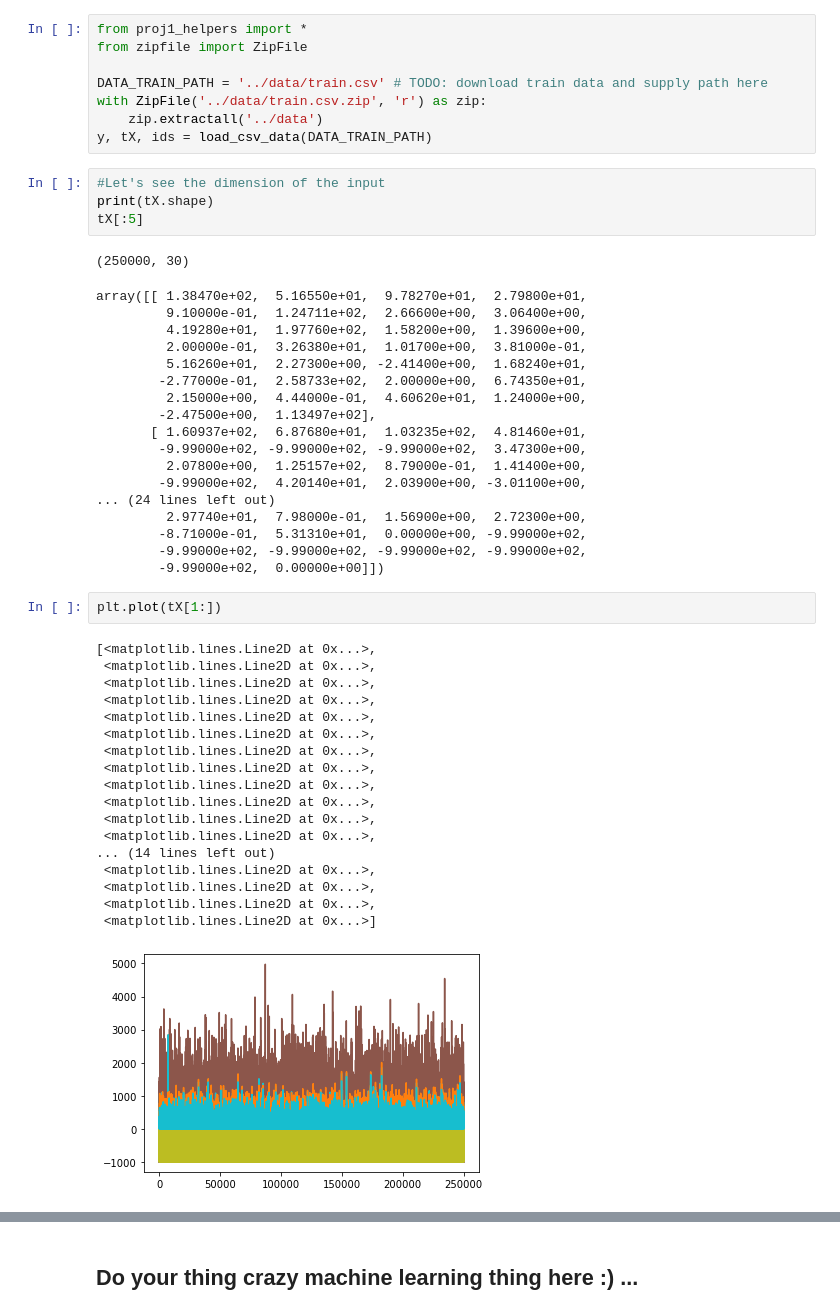
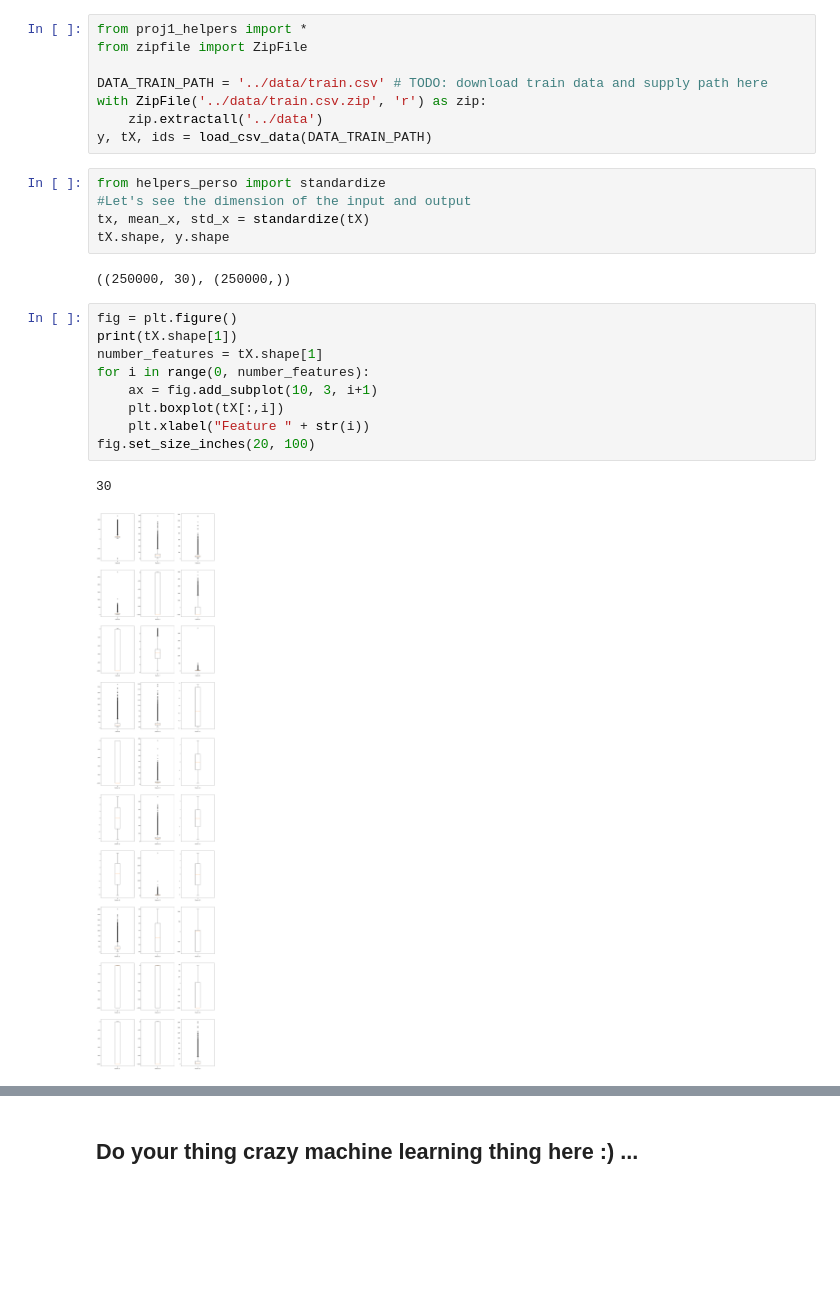
Before and after one commit to CS-433/ml-project-1-mgo, a Jupyter notebook: project1/scripts/project1.ipynb, the cells around one changed output, grey strips where cells are left out. Saved outputs shown, nothing was run; the diff lists cells and outputs as text; blank space fills up the shorter version.

Commit message:
All the graphs of distribution

```diff
--- a/project1/scripts/project1.ipynb
+++ b/project1/scripts/project1.ipynb
@@ -17,46 +17,21 @@ with ZipFile('../data/train.csv.zip', 'r') as zip:
     zip.extractall('../data')
 y, tX, ids = load_csv_data(DATA_TRAIN_PATH)
 # %%
-#Let's see the dimension of the input
-print(tX.shape)
-tX[:5]
+from helpers_perso import standardize
+#Let's see the dimension of the input and output
+tx, mean_x, std_x = standardize(tX)
+tX.shape, y.shape
 # %% [output]
-(250000, 30)
+((250000, 30), (250000,))
-array([[ 1.38470e+02,  5.16550e+01,  9.78270e+01,  2.79800e+01,
-         9.10000e-01,  1.24711e+02,  2.66600e+00,  3.06400e+00,
-         4.19280e+01,  1.97760e+02,  1.58200e+00,  1.39600e+00,
-         2.00000e-01,  3.26380e+01,  1.01700e+00,  3.81000e-01,
-         5.16260e+01,  2.27300e+00, -2.41400e+00,  1.68240e+01,
-        -2.77000e-01,  2.58733e+02,  2.00000e+00,  6.74350e+01,
-         2.15000e+00,  4.44000e-01,  4.60620e+01,  1.24000e+00,
-        -2.47500e+00,  1.13497e+02],
-       [ 1.60937e+02,  6.87680e+01,  1.03235e+02,  4.81460e+01,
-        -9.99000e+02, -9.99000e+02, -9.99000e+02,  3.47300e+00,
-         2.07800e+00,  1.25157e+02,  8.79000e-01,  1.41400e+00,
-        -9.99000e+02,  4.20140e+01,  2.03900e+00, -3.01100e+00,
-... (24 lines left out)
-         2.97740e+01,  7.98000e-01,  1.56900e+00,  2.72300e+00,
-        -8.71000e-01,  5.31310e+01,  0.00000e+00, -9.99000e+02,
-        -9.99000e+02, -9.99000e+02, -9.99000e+02, -9.99000e+02,
-        -9.99000e+02,  0.00000e+00]])
-# %%
-plt.plot(tX[1:])
-# %% [output]
-[<matplotlib.lines.Line2D at 0x...>,
- <matplotlib.lines.Line2D at 0x...>,
- <matplotlib.lines.Line2D at 0x...>,
- <matplotlib.lines.Line2D at 0x...>,
- <matplotlib.lines.Line2D at 0x...>,
- <matplotlib.lines.Line2D at 0x...>,
- <matplotlib.lines.Line2D at 0x...>,
- <matplotlib.lines.Line2D at 0x...>,
- <matplotlib.lines.Line2D at 0x...>,
- <matplotlib.lines.Line2D at 0x...>,
- <matplotlib.lines.Line2D at 0x...>,
- <matplotlib.lines.Line2D at 0x...>,
-... (14 lines left out)
- <matplotlib.lines.Line2D at 0x...>,
- <matplotlib.lines.Line2D at 0x...>,
- <matplotlib.lines.Line2D at 0x...>,
- <matplotlib.lines.Line2D at 0x...>]
-[figure, removed]
+# %%
+fig = plt.figure()
+print(tX.shape[1])
+number_features = tX.shape[1]
+for i in range(0, number_features):
+    ax = fig.add_subplot(10, 3, i+1)
+    plt.boxplot(tX[:,i])
+    plt.xlabel("Feature " + str(i))
+fig.set_size_inches(20, 100)
+# %% [output]
+30
+[figure, added]
```
Also changed, not shown: parts of 2 cells of this notebook.
